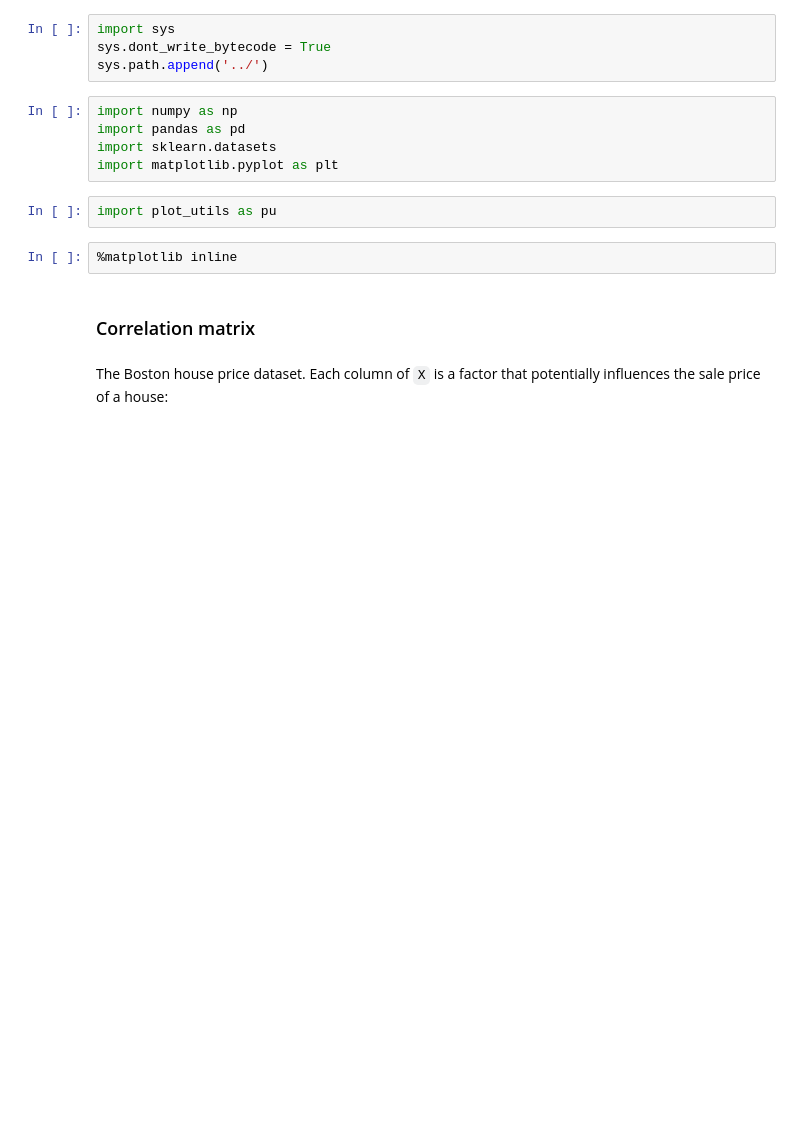
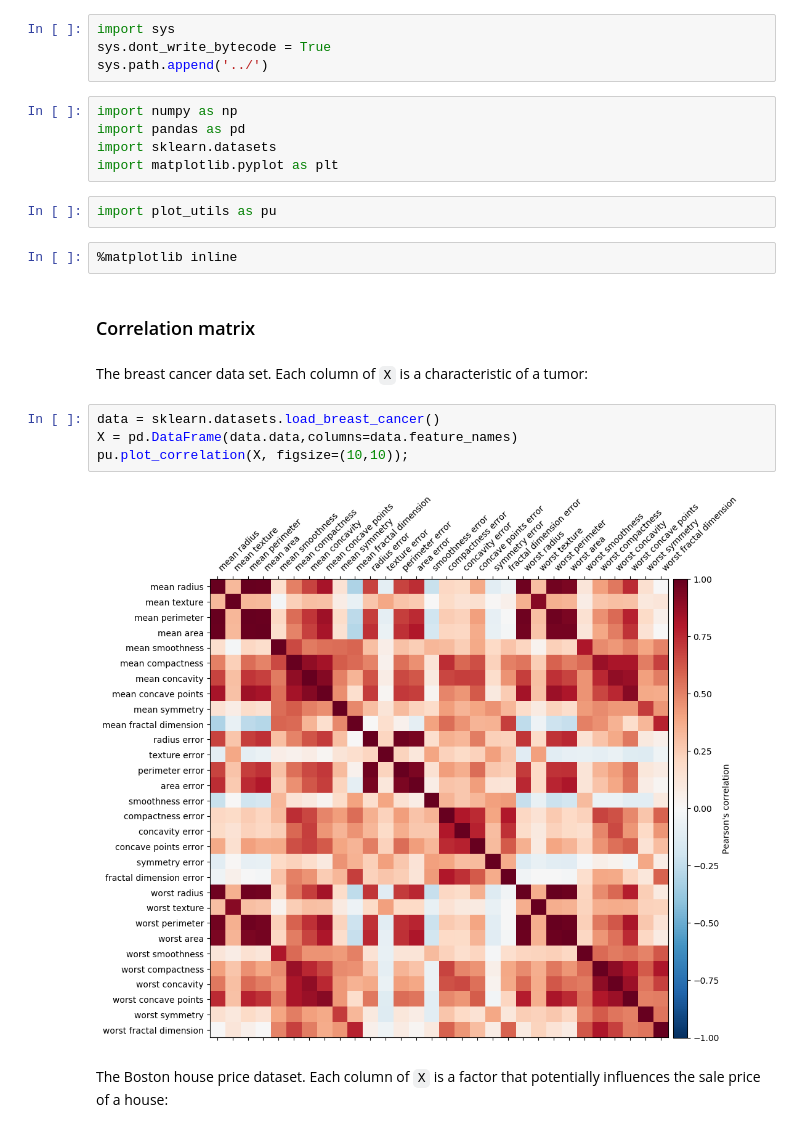
Before and after one commit to teiband/python-plot-utilities, a Jupyter notebook: examples/Correlation_matrix_examples.ipynb, the cells around one changed output. Cells and saved outputs as stored; diff of their text form; blank space fills up the shorter version.

```diff
--- a/examples/Correlation_matrix_examples.ipynb
+++ b/examples/Correlation_matrix_examples.ipynb
@@ -13,6 +13,14 @@ import plot_utils as pu
 %matplotlib inline
 # %% [markdown]
 ### Correlation matrix
+# %% [markdown]
+The breast cancer data set. Each column of `X` is a characteristic of a tumor:
+# %%
+data = sklearn.datasets.load_breast_cancer()
+X = pd.DataFrame(data.data,columns=data.feature_names)
+pu.plot_correlation(X, figsize=(10,10));
+# %% [output]
+[figure, added]
 # %% [markdown]
 The Boston house price dataset. Each column of `X` is a factor that potentially influences the sale price of a house:
 # %%
```
Also changed, not shown: parts of 3 cells of this notebook, 5 other files.
